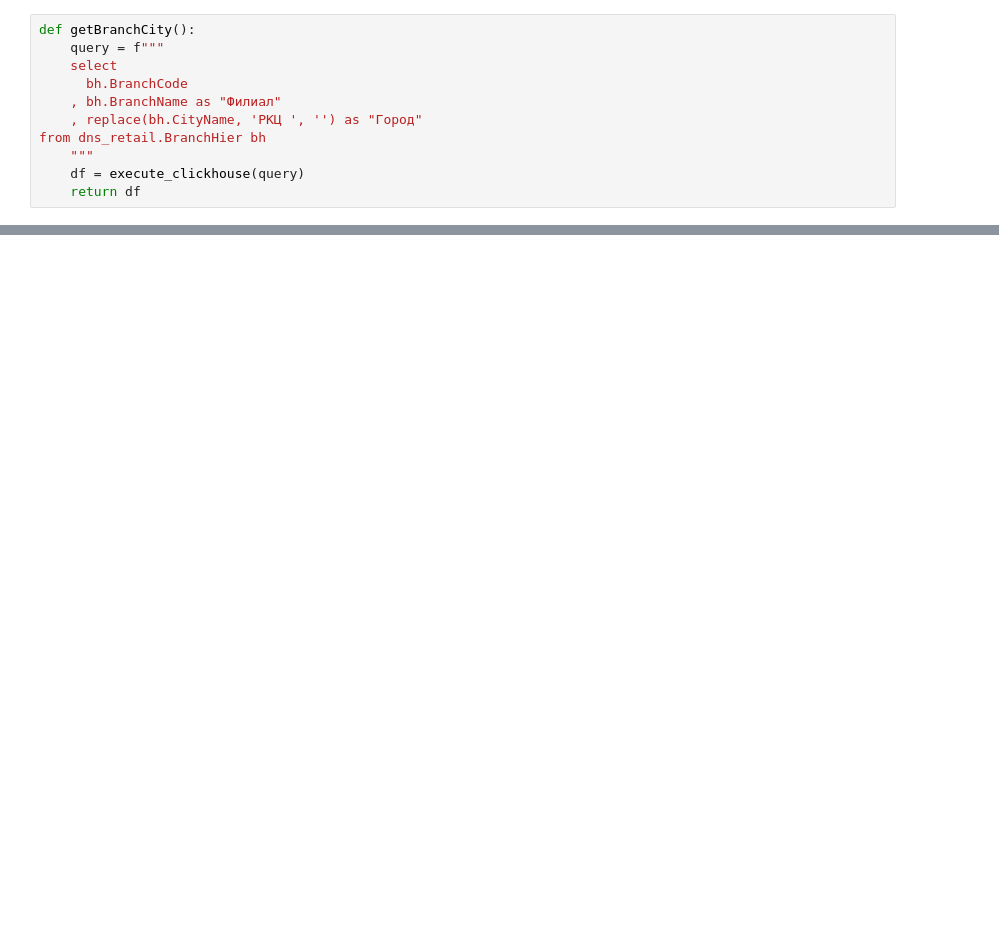
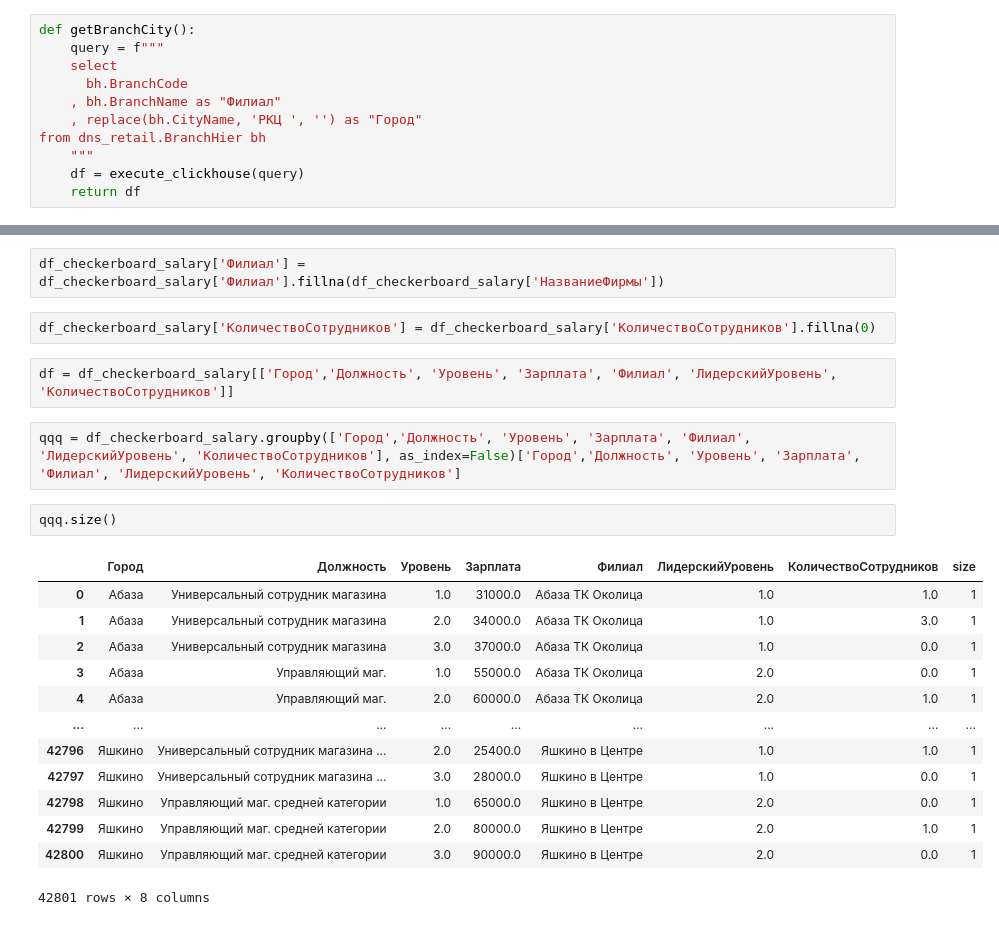
Before and after one commit to Onyaxoxo/report_system, a Jupyter notebook: etl/update_table_checkerboard_salary.ipynb, the cells around one changed output, grey strips where cells are left out. Cells and saved outputs as stored; diff of their text form; blank space fills up the shorter version.

```diff
--- a/etl/update_table_checkerboard_salary.ipynb
+++ b/etl/update_table_checkerboard_salary.ipynb
@@ -218,3 +270,27 @@ df_checkerboard_salary
+# %%
+df_checkerboard_salary['Филиал'] = df_checkerboard_salary['Филиал'].fillna(df_checkerboard_salary['НазваниеФирмы'])
+# %%
+df_checkerboard_salary['КоличествоСотрудников'] = df_checkerboard_salary['КоличествоСотрудников'].fillna(0)
+# %%
+df = df_checkerboard_salary[['Город','Должность', 'Уровень', 'Зарплата', 'Филиал', 'ЛидерскийУровень', 'КоличествоСотрудников']]
+# %%
+qqq = df_checkerboard_salary.groupby(['Город','Должность', 'Уровень', 'Зарплата', 'Филиал', 'ЛидерскийУровень', 'КоличествоСотрудников'], as_index=False)['Город','Должность', 'Уровень', 'Зарплата', 'Филиал', 'ЛидерскийУровень', 'КоличествоСотрудников']
+# %%
+qqq.size()
+# %% [output]
+|  | Город | Должность | Уровень | Зарплата | Филиал | ЛидерскийУровень | КоличествоСотрудников | size |
+| 0 | Абаза | Универсальный сотрудник магазина | 1.0 | 31000.0 | Абаза ТК Околица | 1.0 | 1.0 | 1 |
+| 1 | Абаза | Универсальный сотрудник магазина | 2.0 | 34000.0 | Абаза ТК Околица | 1.0 | 3.0 | 1 |
+| 2 | Абаза | Универсальный сотрудник магазина | 3.0 | 37000.0 | Абаза ТК Околица | 1.0 | 0.0 | 1 |
+| 3 | Абаза | Управляющий маг. | 1.0 | 55000.0 | Абаза ТК Околица | 2.0 | 0.0 | 1 |
+| 4 | Абаза | Управляющий маг. | 2.0 | 60000.0 | Абаза ТК Околица | 2.0 | 1.0 | 1 |
+| ... | ... | ... | ... | ... | ... | ... | ... | ... |
+| 42796 | Яшкино | Универсальный сотрудник магазина ... | 2.0 | 25400.0 | Яшкино в Центре | 1.0 | 1.0 | 1 |
+| 42797 | Яшкино | Универсальный сотрудник магазина ... | 3.0 | 28000.0 | Яшкино в Центре | 1.0 | 0.0 | 1 |
+| 42798 | Яшкино | Управляющий маг. средней категории | 1.0 | 65000.0 | Яшкино в Центре | 2.0 | 0.0 | 1 |
+| 42799 | Яшкино | Управляющий маг. средней категории | 2.0 | 80000.0 | Яшкино в Центре | 2.0 | 1.0 | 1 |
+| 42800 | Яшкино | Управляющий маг. средней категории | 3.0 | 90000.0 | Яшкино в Центре | 2.0 | 0.0 | 1 |
+42801 rows × 8 columns
 # %%
 df_checkerboard_salary[df_checkerboard_salary['Зарплата'].isna()]['Город'].unique()
 # %% [output]
```
Also changed, not shown: parts of 10 cells of this notebook, 2 other files.
